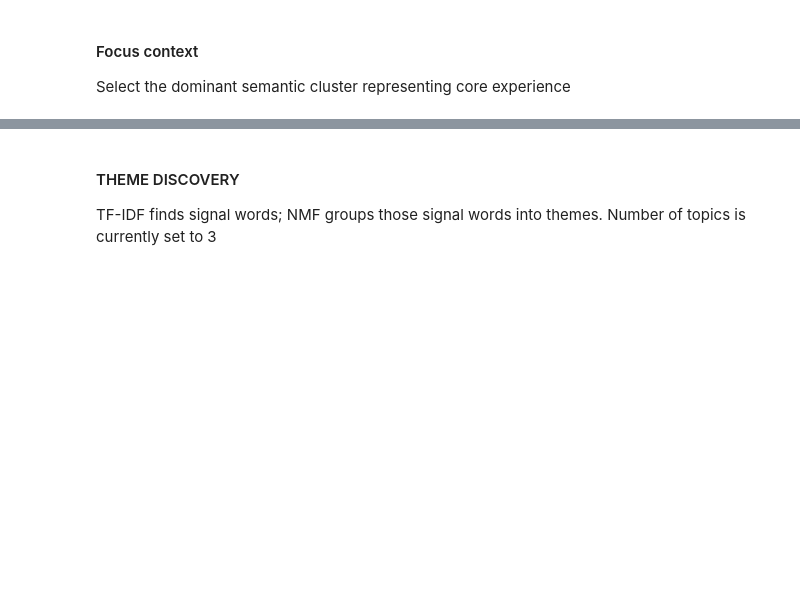
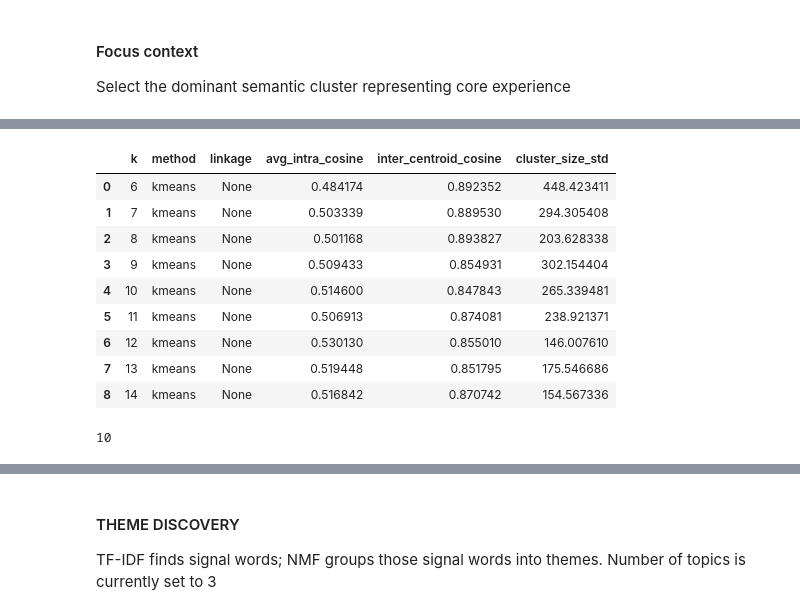
Before and after one commit to gisaf22/sentiment-analysis-yelp-reviews, a Jupyter notebook: clustering/theme_discovery_workflow.ipynb, the cells around one changed output, grey strips where cells are left out. Saved outputs shown, nothing was run; the diff lists cells and outputs as text; code cells hidden in the pictures; blank space fills up the shorter version.

```diff
--- a/clustering/theme_discovery_workflow.ipynb
+++ b/clustering/theme_discovery_workflow.ipynb
@@ -176,0 +193,4 @@ main_reviews.head()
+# %%
+normalizer = EmbeddingSpaceNormalizer()
+
+X_main_cluster = normalizer.fit_transform(X_main)
@@ -176,0 +201,9 @@ main_reviews.head()
+# %%
+evaluator = ClusteringEvaluator()
+
+results = evaluator.probe_k_range(
+    X_raw=X_main,
+    X_cluster=X_main_cluster,
+    k_values=range(6, 15),
+    method="kmeans",
+)
@@ -176,0 +224,13 @@ main_reviews.head()
+# %%
+results
+# %% [output]
+|  | k | method | linkage | avg_intra_cosine | inter_centroid_cosine | cluster_size_std |
+| 0 | 6 | kmeans | None | 0.484174 | 0.892352 | 448.423411 |
+| 1 | 7 | kmeans | None | 0.503339 | 0.889530 | 294.305408 |
+| 2 | 8 | kmeans | None | 0.501168 | 0.893827 | 203.628338 |
+| 3 | 9 | kmeans | None | 0.509433 | 0.854931 | 302.154404 |
+| 4 | 10 | kmeans | None | 0.514600 | 0.847843 | 265.339481 |
+| 5 | 11 | kmeans | None | 0.506913 | 0.874081 | 238.921371 |
+| 6 | 12 | kmeans | None | 0.530130 | 0.855010 | 146.007610 |
+| 7 | 13 | kmeans | None | 0.519448 | 0.851795 | 175.546686 |
+| 8 | 14 | kmeans | None | 0.516842 | 0.870742 | 154.567336 |
@@ -176,0 +245,16 @@ main_reviews.head()
+# %%
+# Line endpoints
+p1 = np.array([k_norm[0], y_norm[0]])
+p2 = np.array([k_norm[-1], y_norm[-1]])
+
+# Distance from line
+distances = []
+for i in range(len(k_norm)):
+    p = np.array([k_norm[i], y_norm[i]])
+    distance = np.abs(np.cross(p2 - p1, p1 - p)) / np.linalg.norm(p2 - p1)
+    distances.append(distance)
+
+elbow_k = k[np.argmax(distances)]
+elbow_k
+# %% [output]
+10
```
Also changed, not shown: parts of 32 cells of this notebook, 17 other files.
